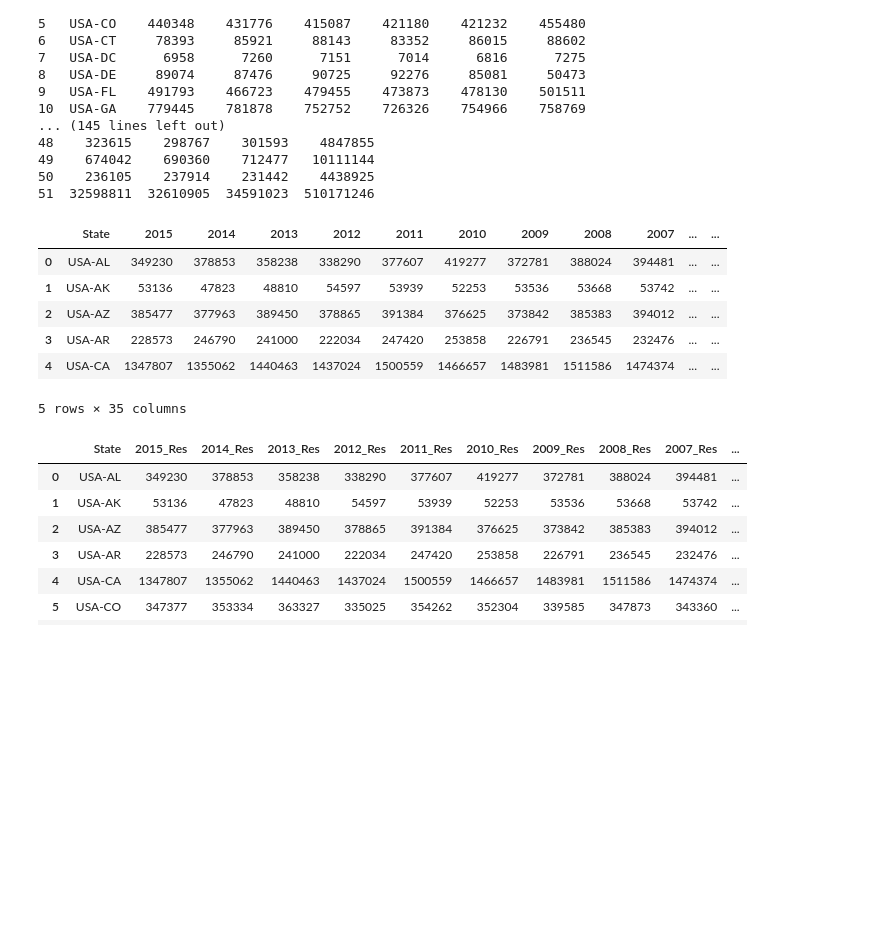
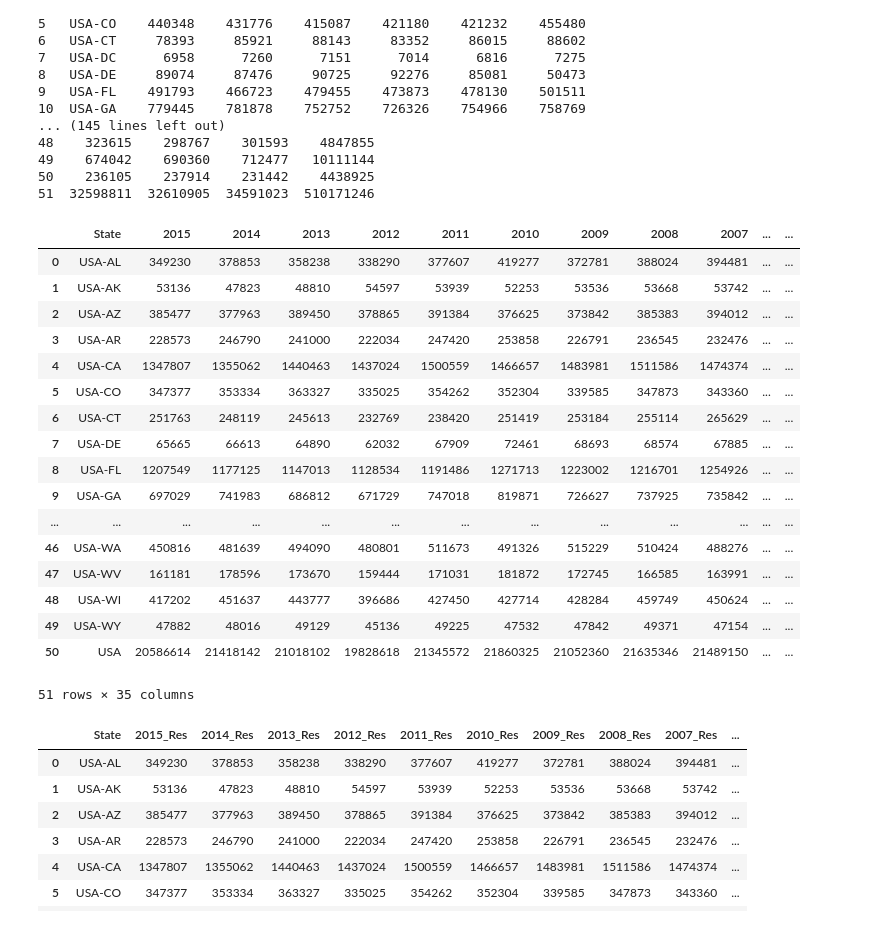
Before and after one commit to MabelDS89/Project-1, a Jupyter notebook: Combined_Sector_Analysis1.ipynb, the cells around one changed output. Drawn from its saved outputs; the diff is of its cells as text; code cells hidden in the pictures; blank space fills up the shorter version.

```diff
--- a/Combined_Sector_Analysis1.ipynb
+++ b/Combined_Sector_Analysis1.ipynb
@@ -77,15 +77,26 @@ print (df_ind)
 # %%
 #Merge 3 DataFrames together
 df_merged = pd.merge(df_res, df_com, on="State", suffixes=(None, "_Com"))
-df_merged.head()
+df_merged
 # %% [output]
 |  | State | 2015 | 2014 | 2013 | 2012 | 2011 | 2010 | 2009 | 2008 | 2007 | ... | ... |
 | 0 | USA-AL | 349230 | 378853 | 358238 | 338290 | 377607 | 419277 | 372781 | 388024 | 394481 | ... | ... |
 | 1 | USA-AK | 53136 | 47823 | 48810 | 54597 | 53939 | 52253 | 53536 | 53668 | 53742 | ... | ... |
 | 2 | USA-AZ | 385477 | 377963 | 389450 | 378865 | 391384 | 376625 | 373842 | 385383 | 394012 | ... | ... |
 | 3 | USA-AR | 228573 | 246790 | 241000 | 222034 | 247420 | 253858 | 226791 | 236545 | 232476 | ... | ... |
 | 4 | USA-CA | 1347807 | 1355062 | 1440463 | 1437024 | 1500559 | 1466657 | 1483981 | 1511586 | 1474374 | ... | ... |
+| 5 | USA-CO | 347377 | 353334 | 363327 | 335025 | 354262 | 352304 | 339585 | 347873 | 343360 | ... | ... |
+| 6 | USA-CT | 251763 | 248119 | 245613 | 232769 | 238420 | 251419 | 253184 | 255114 | 265629 | ... | ... |
+| 7 | USA-DE | 65665 | 66613 | 64890 | 62032 | 67909 | 72461 | 68693 | 68574 | 67885 | ... | ... |
+| 8 | USA-FL | 1207549 | 1177125 | 1147013 | 1128534 | 1191486 | 1271713 | 1223002 | 1216701 | 1254926 | ... | ... |
+| 9 | USA-GA | 697029 | 741983 | 686812 | 671729 | 747018 | 819871 | 726627 | 737925 | 735842 | ... | ... |
+| ... | ... | ... | ... | ... | ... | ... | ... | ... | ... | ... | ... | ... |
+| 46 | USA-WA | 450816 | 481639 | 494090 | 480801 | 511673 | 491326 | 515229 | 510424 | 488276 | ... | ... |
+| 47 | USA-WV | 161181 | 178596 | 173670 | 159444 | 171031 | 181872 | 172745 | 166585 | 163991 | ... | ... |
+| 48 | USA-WI | 417202 | 451637 | 443777 | 396686 | 427450 | 427714 | 428284 | 459749 | 450624 | ... | ... |
+| 49 | USA-WY | 47882 | 48016 | 49129 | 45136 | 49225 | 47532 | 47842 | 49371 | 47154 | ... | ... |
+| 50 | USA | 20586614 | 21418142 | 21018102 | 19828618 | 21345572 | 21860325 | 21052360 | 21635346 | 21489150 | ... | ... |
-5 rows × 35 columns
+51 rows × 35 columns
 # %%
 df_merged_final = pd.merge(df_merged, df_ind, on="State", suffixes=("_Res", "_Ind"))
 df_merged_final = df_merged_final.drop([50])
```
Also changed, not shown: parts of 1 cell of this notebook.
